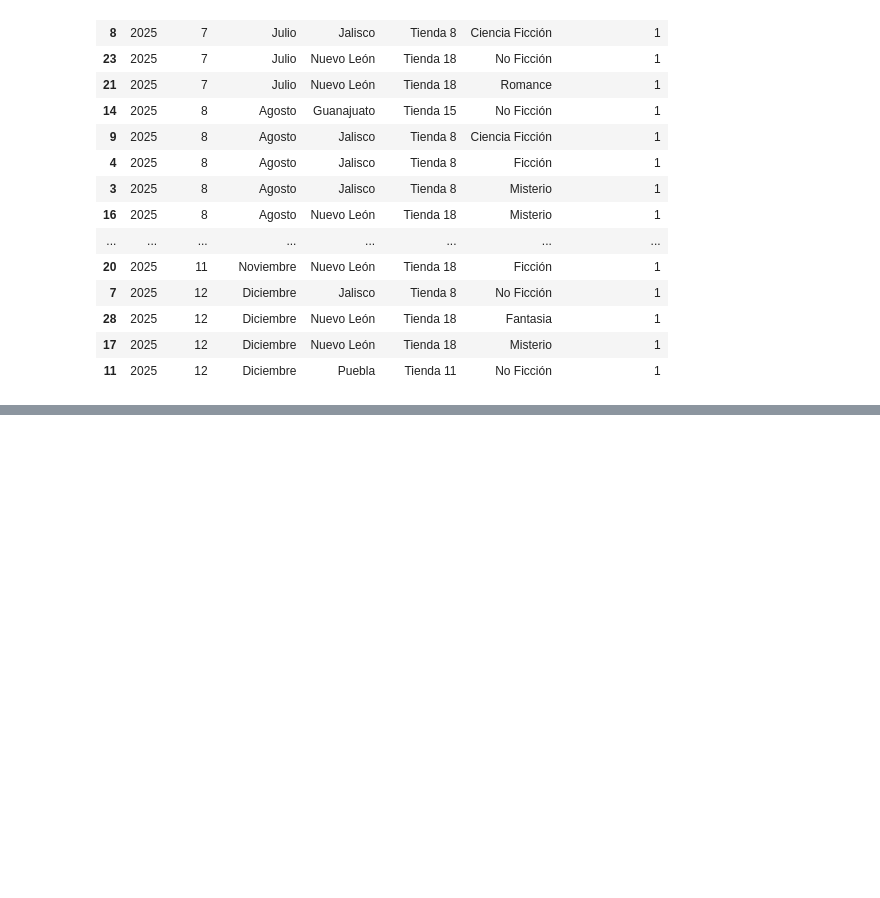
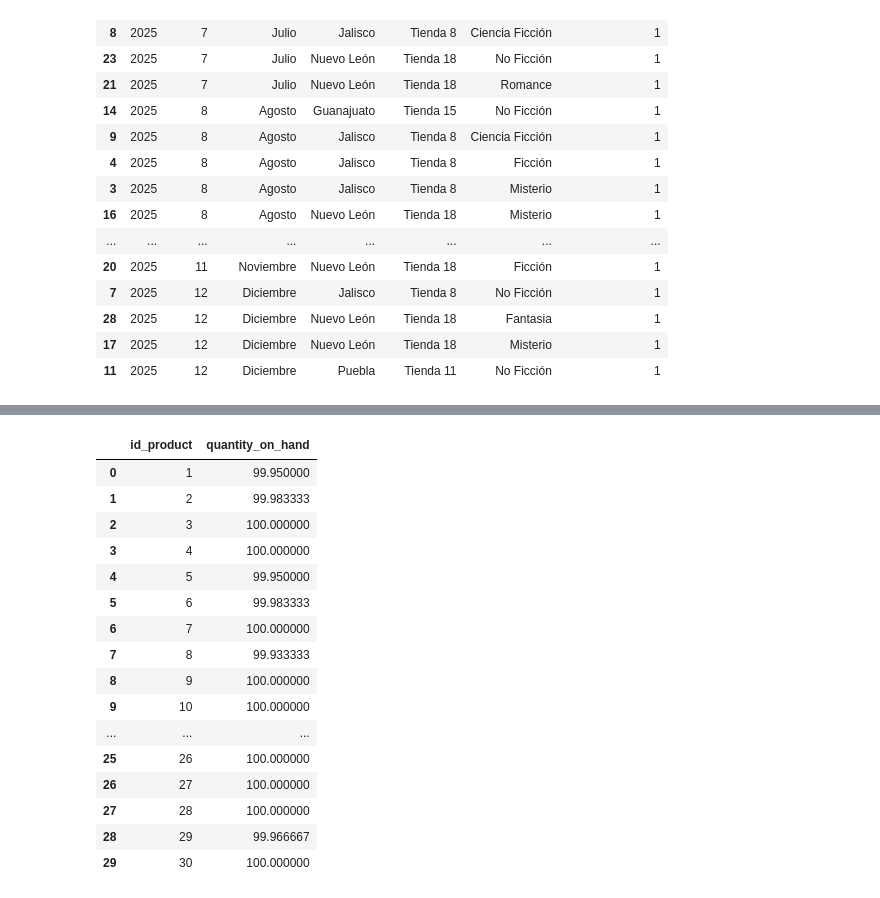
Before and after one commit to famenor/shorts, a Jupyter notebook: dimensional/03_retail_analysis.ipynb, the cells around one changed output, grey strips where cells are left out. Cells and saved outputs as stored; diff of their text form; code cells hidden in the pictures; blank space fills up the shorter version.

```diff
--- a/dimensional/03_retail_analysis.ipynb
+++ b/dimensional/03_retail_analysis.ipynb
@@ -172,0 +226,24 @@ display(unsold_genres.head(30))
+# %%
+#HECHO SEMI ADITIVO
+avg_inventory = periodic_inventory.groupby(by=['id_product', 'id_store'], as_index=False).agg({'quantity_on_hand': 'mean'})
+avg_inventory = avg_inventory.groupby(by=['id_product'], as_index=False).agg({'quantity_on_hand': 'mean'})
+
+display(avg_inventory.head(30))
+# %% [output]
+|  | id_product | quantity_on_hand |
+| 0 | 1 | 99.950000 |
+| 1 | 2 | 99.983333 |
+| 2 | 3 | 100.000000 |
+| 3 | 4 | 100.000000 |
+| 4 | 5 | 99.950000 |
+| 5 | 6 | 99.983333 |
+| 6 | 7 | 100.000000 |
+| 7 | 8 | 99.933333 |
+| 8 | 9 | 100.000000 |
+| 9 | 10 | 100.000000 |
+| ... | ... | ... |
+| 25 | 26 | 100.000000 |
+| 26 | 27 | 100.000000 |
+| 27 | 28 | 100.000000 |
+| 28 | 29 | 99.966667 |
+| 29 | 30 | 100.000000 |
```
Also changed, not shown: parts of 4 cells of this notebook, 9 other files.
